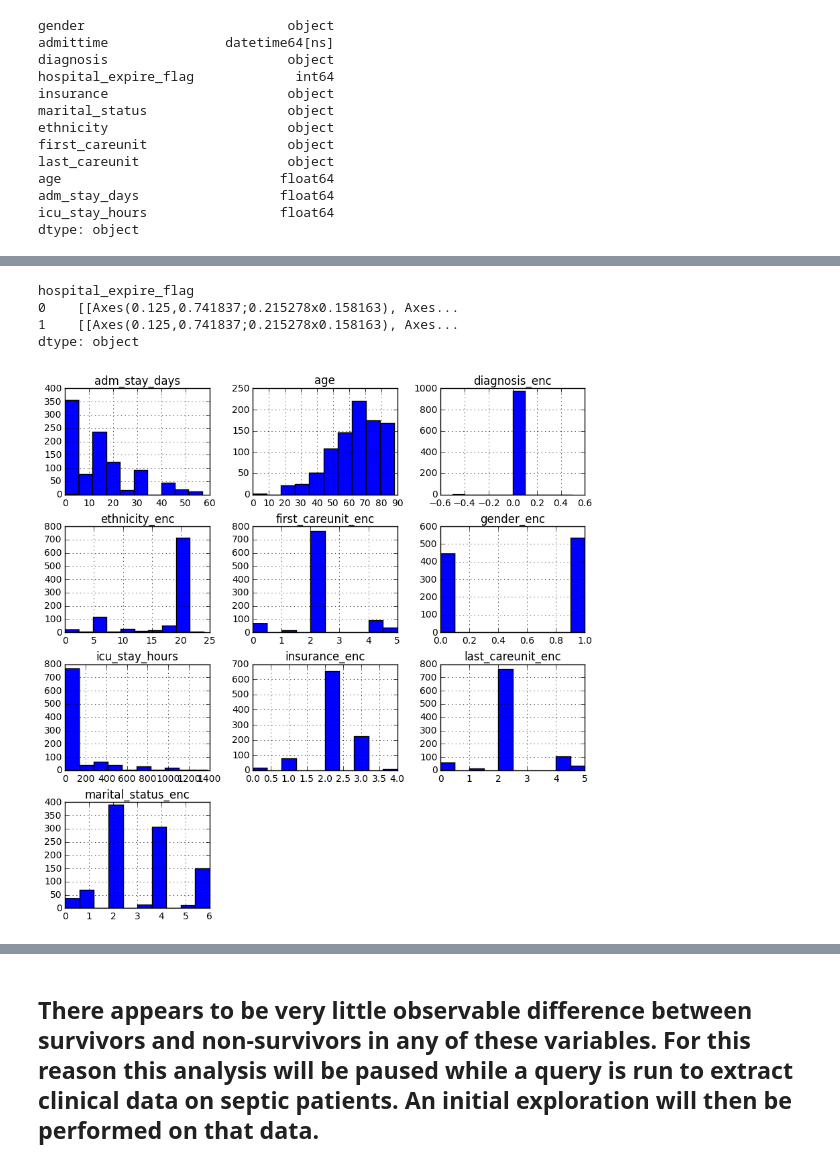
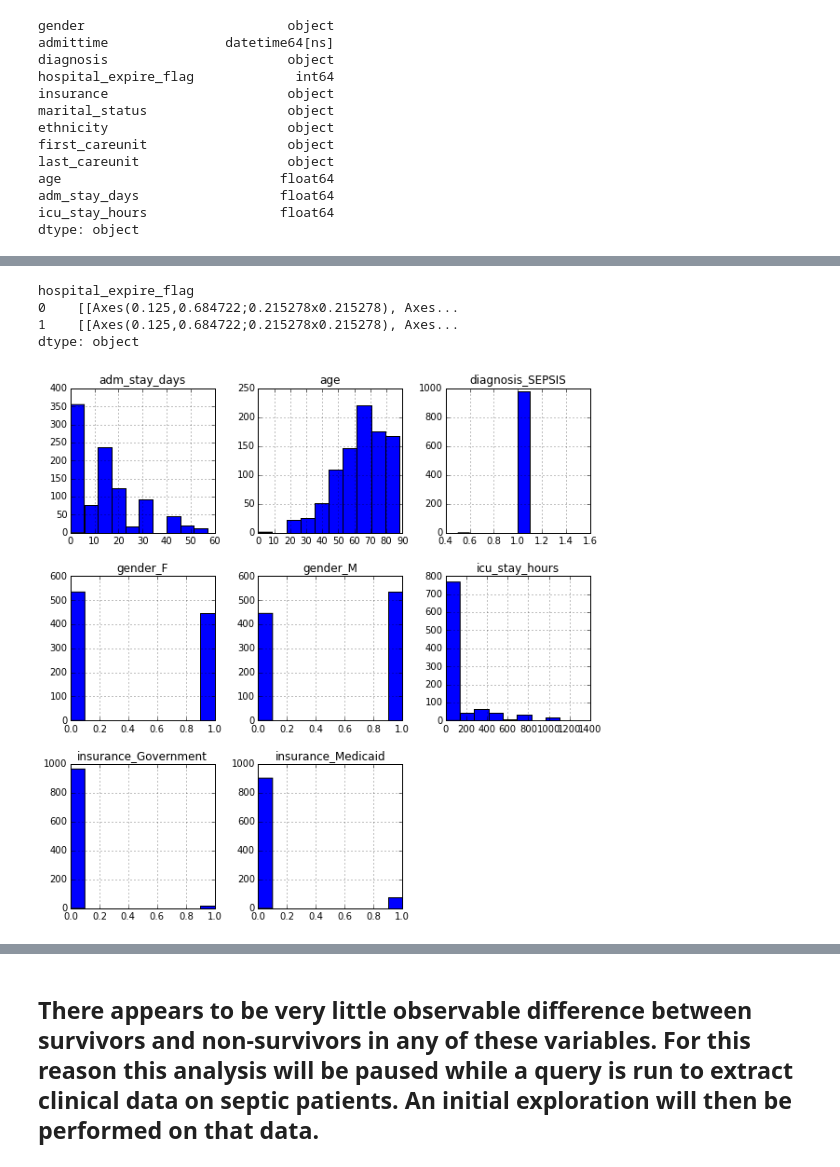
Before and after one commit to RJBeetel3/mimic3_analysis, a Jupyter notebook: SEPSIS_PATIENT_DEMOGRAPHICS.ipynb, the cells around one changed output, grey strips where cells are left out. Cells and saved outputs as stored; diff of their text form; code cells hidden in the pictures.

```diff
--- a/SEPSIS_PATIENT_DEMOGRAPHICS.ipynb
+++ b/SEPSIS_PATIENT_DEMOGRAPHICS.ipynb
@@ -332,0 +458,2 @@ for item in cat_vars:
+# %%
+monkey = pd.get_dummies(ptnt_demog2[cat_vars])
@@ -332,0 +470,6 @@ for item in cat_vars:
+# %%
+ptnt_demog2 = ptnt_demog2.join(monkey)
+# %%
+cols = list(ptnt_demog2.columns)
+cols.insert(0, cols.pop(cols.index('hospital_expire_flag')))
+cols
@@ -333,3 +494,4 @@ for item in cat_vars:
 # %%
+ptnt_demog2 = ptnt_demog2[cols]
 ptnt_demog2.head()
 # %% [output]
@@ -372,8 +505,8 @@ ptnt_demog2.head()
 # %%
-ptnt_demog2.groupby('hospital_expire_flag').hist(alpha = 0.3, figsize = (10, 10))
+ptnt_demog2[ptnt_demog2.columns[:10]].groupby('hospital_expire_flag').hist(alpha = 0.5, figsize = (10, 10))
 # %% [output]
 hospital_expire_flag
-0    [[Axes(0.125,0.741837;0.215278x0.158163), Axes...
-1    [[Axes(0.125,0.741837;0.215278x0.158163), Axes...
+0    [[Axes(0.125,0.684722;0.215278x0.215278), Axes...
+1    [[Axes(0.125,0.684722;0.215278x0.215278), Axes...
 dtype: object
-[figure, old version]
+[figure, new version]
```
Also changed, not shown: parts of 37 cells of this notebook, 2 other files.
